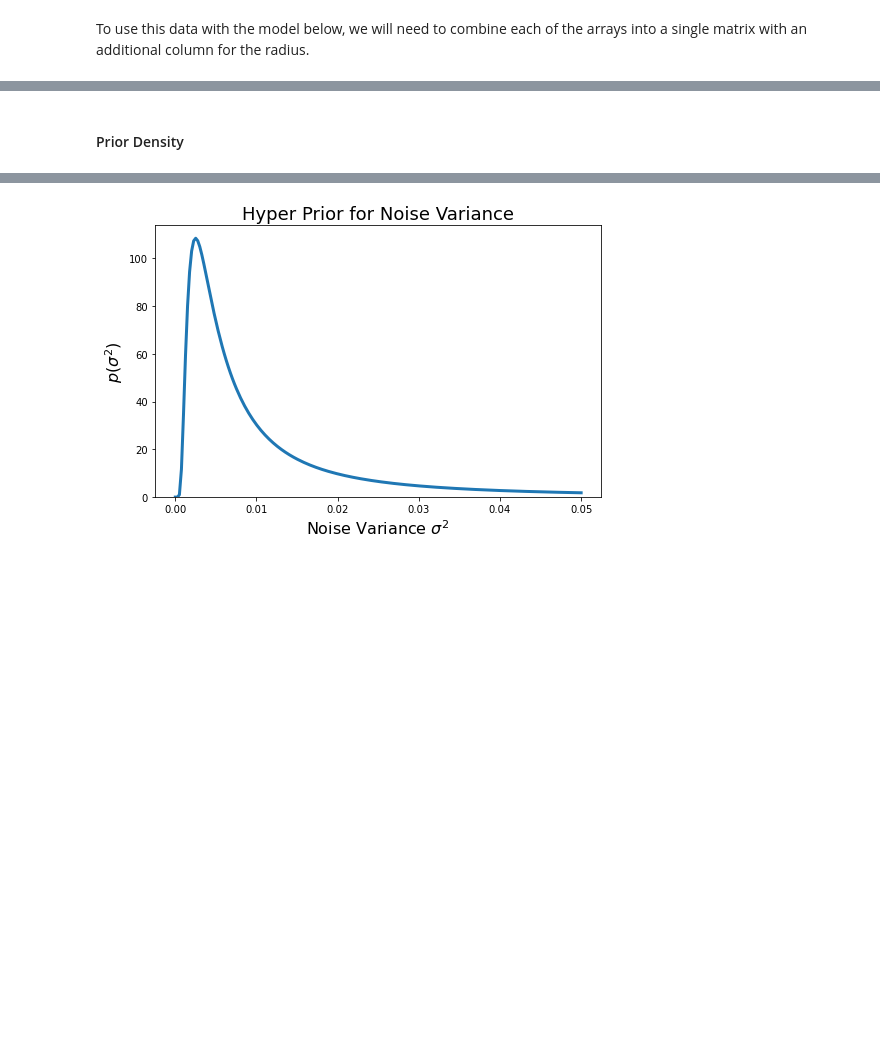
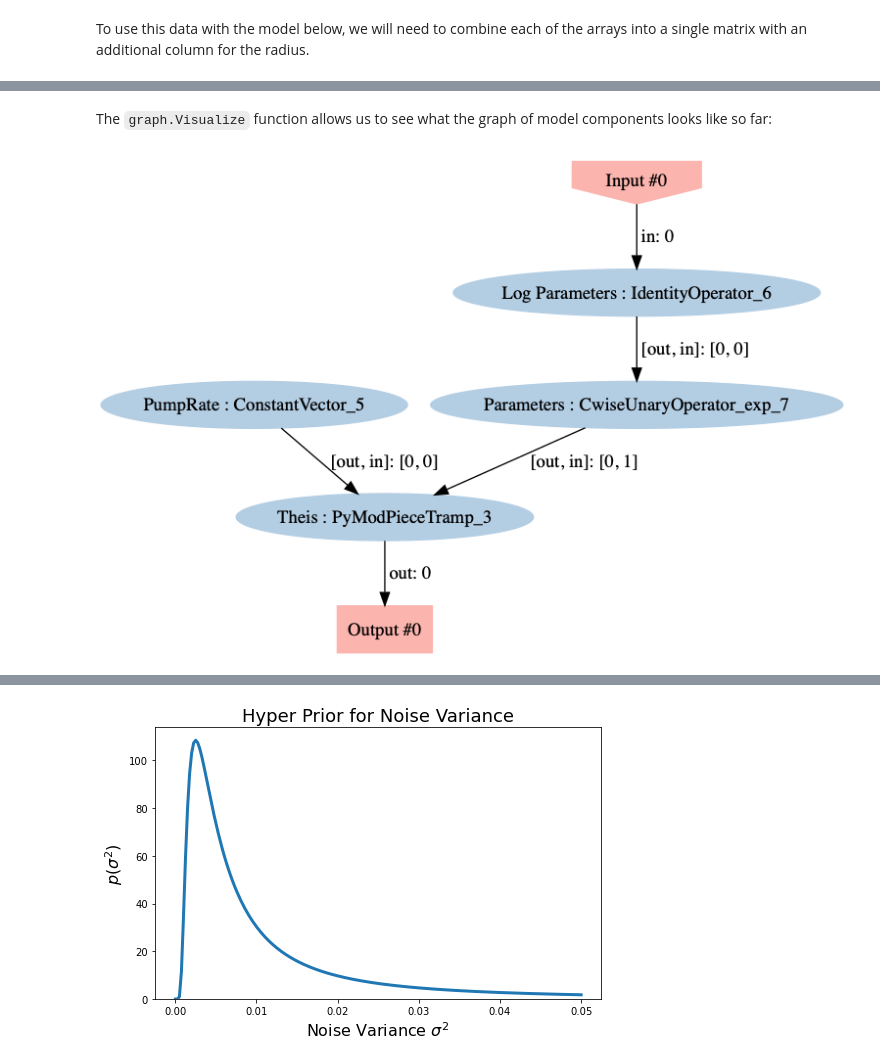
Before and after one commit to sebwolf-de/MUQ, a Jupyter notebook: examples/OtherApplications/PumpTest_Theis/TheisInference.ipynb, the cells around one changed output, grey strips where cells are left out. Saved outputs shown, nothing was run; the diff lists cells and outputs as text; code cells hidden in the pictures; blank space fills up the shorter version.

```diff
--- a/examples/OtherApplications/PumpTest_Theis/TheisInference.ipynb
+++ b/examples/OtherApplications/PumpTest_Theis/TheisInference.ipynb
@@ -355,5 +371,10 @@ graph.AddNode(mm.IdentityOperator(2), 'Log Parameters')
 graph.AddNode(mm.ExpOperator(2), 'Parameters')
 graph.AddEdge('Log Parameters', 0, 'Parameters', 0)
 graph.AddEdge('Parameters', 0, 'Theis', 1)
-# %% [markdown]
-#### Prior Density
+# %% [markdown]
+The `graph.Visualize` function allows us to see what the graph of model components looks like so far:
+# %%
+graph.Visualize('PosteriorGraph_Step1.png')
+Image('PosteriorGraph_Step1.png')
+# %% [output]
+[figure, added]
```
Also changed, not shown: parts of 39 cells of this notebook, 2 other files.
